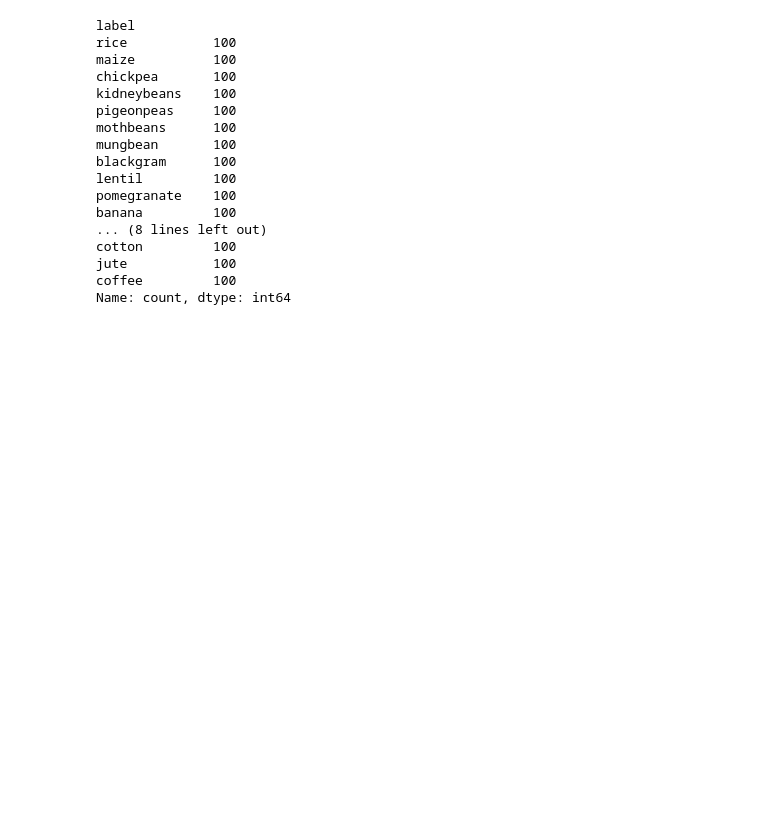
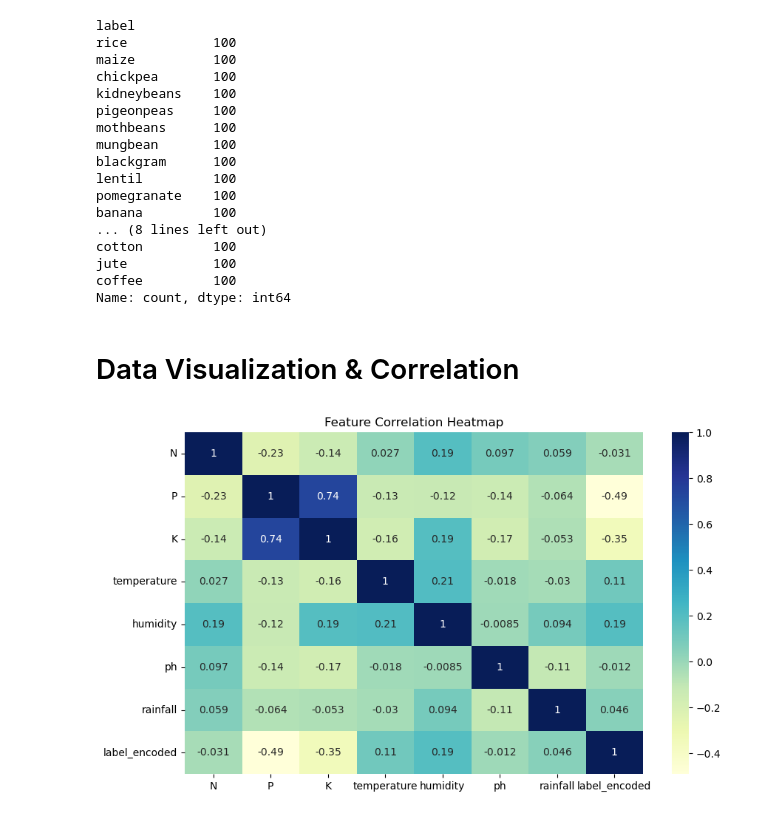
Before and after one commit to Prerna587/KrishiGpt, a Jupyter notebook: modules/crop_recommender.ipynb, the cells around one changed output. Drawn from its saved outputs; the diff is of its cells as text; code cells hidden in the pictures; blank space fills up the shorter version.

```diff
--- a/modules/crop_recommender.ipynb
+++ b/modules/crop_recommender.ipynb
@@ -95,3 +101,16 @@ cotton         100
 jute           100
 coffee         100
 Name: count, dtype: int64
+# %% [markdown]
+# Data Visualization & Correlation
+# %%
+# Only select numeric columns
+numeric_df = df.select_dtypes(include=[np.number])
+
+# Now plot the heatmap
+plt.figure(figsize=(10, 6))
+sns.heatmap(numeric_df.corr(), annot=True, cmap="YlGnBu")
+plt.title("Feature Correlation Heatmap")
+plt.show()
+# %% [output]
+[figure, added]
```
Also changed, not shown: parts of 19 cells of this notebook.
